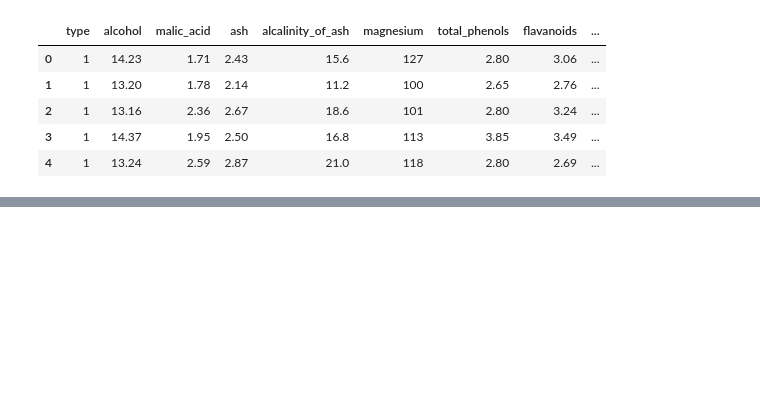
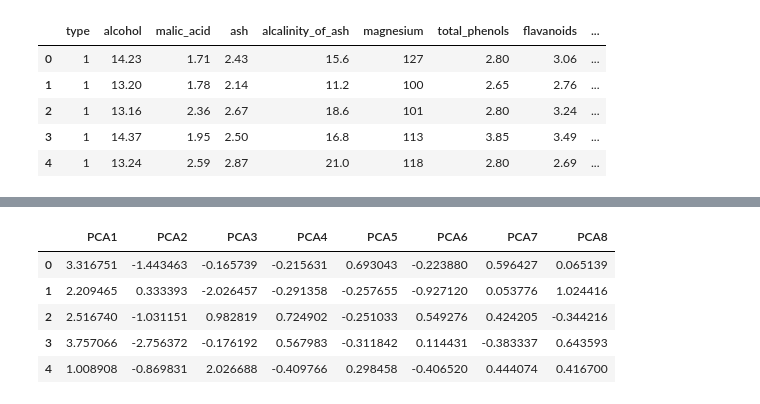
Before and after one commit to ASwigart/Group_Project_4, a Jupyter notebook: NeuralNetworkModel.ipynb, the cells around one changed output, grey strips where cells are left out. Saved outputs shown, nothing was run; the diff lists cells and outputs as text; code cells hidden in the pictures; blank space fills up the shorter version.

```diff
--- a/NeuralNetworkModel.ipynb
+++ b/NeuralNetworkModel.ipynb
@@ -156,0 +190,11 @@ SyntaxError: invalid syntax (1481065665.py, line 2)
+# %%
+#making the pca dataframe
+pca_df = pd.DataFrame(data=pca_scaled, columns=["PCA1", "PCA2", "PCA3", "PCA4","PCA5", "PCA6", "PCA7", "PCA8"])
+pca_df.head()
+# %% [output]
+|  | PCA1 | PCA2 | PCA3 | PCA4 | PCA5 | PCA6 | PCA7 | PCA8 |
+| 0 | 3.316751 | -1.443463 | -0.165739 | -0.215631 | 0.693043 | -0.223880 | 0.596427 | 0.065139 |
+| 1 | 2.209465 | 0.333393 | -2.026457 | -0.291358 | -0.257655 | -0.927120 | 0.053776 | 1.024416 |
+| 2 | 2.516740 | -1.031151 | 0.982819 | 0.724902 | -0.251033 | 0.549276 | 0.424205 | -0.344216 |
+| 3 | 3.757066 | -2.756372 | -0.176192 | 0.567983 | -0.311842 | 0.114431 | -0.383337 | 0.643593 |
+| 4 | 1.008908 | -0.869831 | 2.026688 | -0.409766 | 0.298458 | -0.406520 | 0.444074 | 0.416700 |
```
Also changed, not shown: parts of 15 cells of this notebook.
